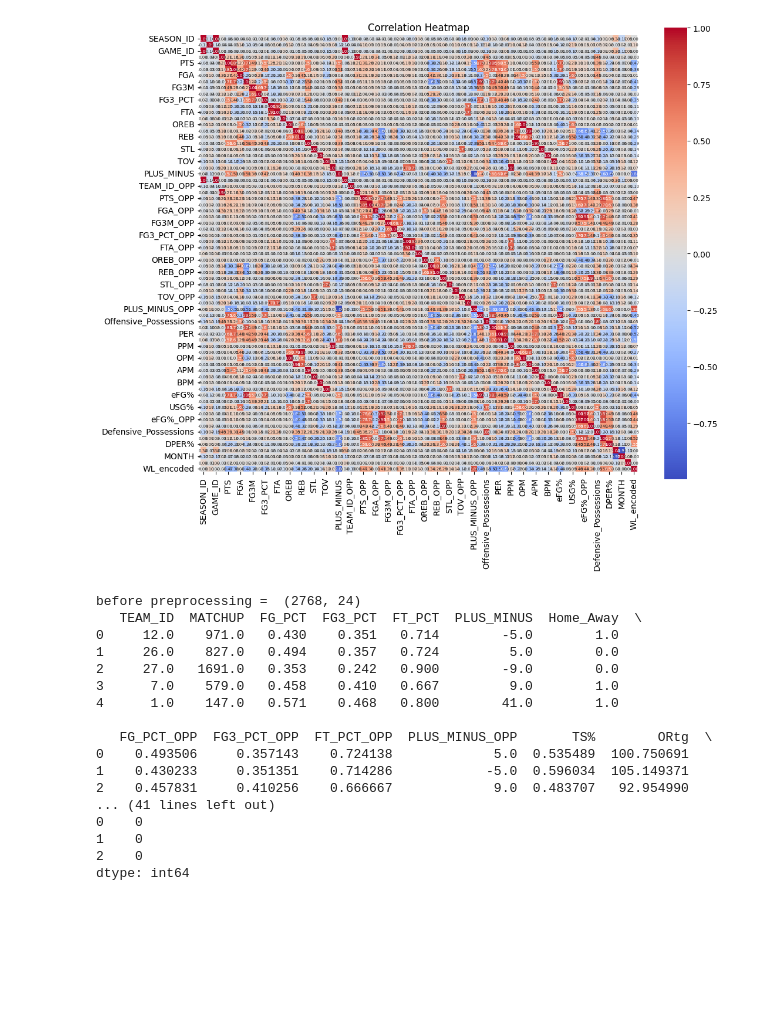
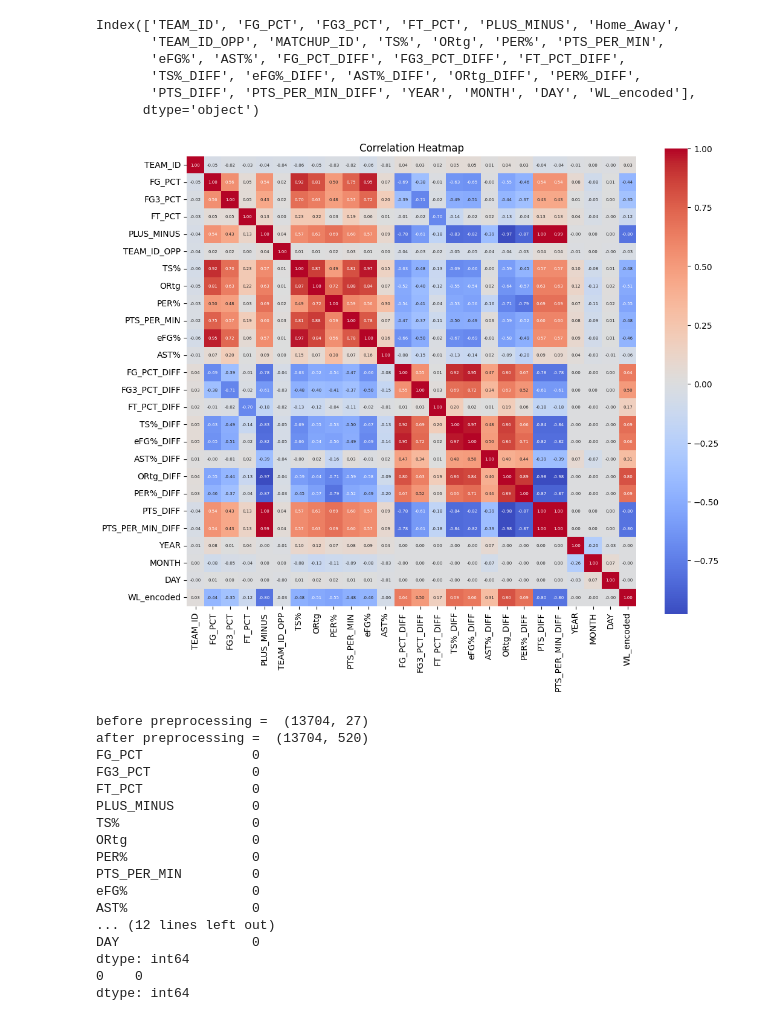
Before and after one commit to ghadfield32/nba_analysis, a Jupyter notebook: nba_ml_preprocess_and_binary_nontree.ipynb, the cells around one changed output. Drawn from its saved outputs; the diff is of its cells as text; code cells hidden in the pictures; blank space fills up the shorter version.

```diff
--- a/nba_ml_preprocess_and_binary_nontree.ipynb
+++ b/nba_ml_preprocess_and_binary_nontree.ipynb
@@ -12,55 +17,66 @@ from sklearn.impute import SimpleImputer
 from sklearn.pipeline import Pipeline
 from sklearn.compose import ColumnTransformer
 from sklearn.metrics import accuracy_score, classification_report, confusion_matrix, ConfusionMatrixDisplay
 from sklearn.linear_model import LogisticRegression, RidgeClassifier, SGDClassifier
 from sklearn.tree import DecisionTreeClassifier
 from sklearn.ensemble import RandomForestClassifier, GradientBoostingClassifier, AdaBoostClassifier
 from sklearn.svm import SVC
 from sklearn.naive_bayes import GaussianNB
 from sklearn.neighbors import KNeighborsClassifier
 from xgboost import XGBClassifier
 from sklearn.neural_network import MLPClassifier
 from sklearn.ensemble import StackingClassifier
 from sklearn import preprocessing
 # Load the data
-data = pd.read_csv(r'C:\Users\ghadf\OneDrive\Desktop\Data Analytics\Python\ML\nba_w_l_prediction_models\nba_analysis\data\nba_prepreprocess_data.csv')
+data = pd.read_csv(r'C:\Users\ghadf\OneDrive\Desktop\Data Analytics\Python\ML\nba_w_l_prediction_models\nba_analysis\data\nba_threeptera_prepreprocess_data.csv')
 
 
 # Reorder the columns in the DataFrame to place 'WL_encoded' at the end
-preprocessor_data = data[[col for col in data.columns if col != 'WL_encoded'] + ['WL_encoded']]
+preprocessor_data = data[[col for col in data.columns if col != 'WL'] + ['WL']]
+
+#drop the columns that are not needed
+x_excluded_independent_variables = ['GAME_DATE', 'TEAM_ABBREVIATION', 'WL', 'FGA', 'TOV', 'TEAM_NAME', 'GAME_ID', 'PPM', 'RPM', 'APM', 'SPM', 'BPM', 'TPM',
+                                    'PER', 'OPM', 'DPM', 'USG%', 'FG3A', 'OREB', 'PF', 'MIN', 'PTS', 'FGM', 'FG3M', 'FTM', 'FTA', 'PTS', 'REB',
+                                    'AST', 'PF', 'STL', 'BLK', 'DREB', 'Offensive_Possessions', 'SEASON_ID', 'MATCHUP', #,
+                                    'PTS_OPP', 'FGM_OPP', 'FG3M_OPP', 'FTM_OPP', 'FTA_OPP', 'PTS_OPP', 'REB_OPP', 'OREB_OPP', 'FGA_OPP', 'FG3A_OPP', 'OREB_OPP',
+                                    'AST_OPP', 'TOV_OPP', 'STL_OPP', 'BLK_OPP', 'SEASON_ID_OPP', 'Home_Away_OPP' #,  'Defensive_Possessions'
+                                    , 'TEAM_NAME_OPP', 'WL_OPP', 'MIN_OPP', 'PF_OPP', 'DREB_OPP','PTS_PER_MIN_OPP'] #, 'TEAM_ID_OPP'
+
+#drop the columns that are not needed
+preprocessor_data = preprocessor_data.drop(x_excluded_independent_variables, axis=1)
+print(preprocessor_data.columns)
 
 # Create a correlation matrix for the selected columns
 correlation_matrix = preprocessor_data.corr()
 
 # Plot the heatmap
 plt.figure(figsize=(12, 10))
 sns.heatmap(correlation_matrix, annot=True, cmap='coolwarm', fmt='.2f', square=True,
             annot_kws={'size': 5})  # Adjust the font size (here it's set to 8)
 
 
 plt.title('Correlation Heatmap')
 plt.show()
 # %% [output]
+Index(['TEAM_ID', 'FG_PCT', 'FG3_PCT', 'FT_PCT', 'PLUS_MINUS', 'Home_Away',
+       'TEAM_ID_OPP', 'MATCHUP_ID', 'TS%', 'ORtg', 'PER%', 'PTS_PER_MIN',
+       'eFG%', 'AST%', 'FG_PCT_DIFF', 'FG3_PCT_DIFF', 'FT_PCT_DIFF',
+       'TS%_DIFF', 'eFG%_DIFF', 'AST%_DIFF', 'ORtg_DIFF', 'PER%_DIFF',
+       'PTS_DIFF', 'PTS_PER_MIN_DIFF', 'YEAR', 'MONTH', 'DAY', 'WL_encoded'],
+      dtype='object')
-[figure, old version]
+[figure, new version]
 # %%
 ##UPDATE: because they are identification for the season and team, I would like to update my preprocessor so the variable is updated to ordinal vs non ordinal categorical variables
 
 # Define the columns for the dependent (y) and independent (X) variables
 y_column = 'WL_encoded'
-x_excluded_independent_variables = ['GAME_DATE', 'TEAM_ABBREVIATION', 'WL', 'FGA', 'TOV', 'TEAM_NAME', 'GAME_ID', 'PPM', 'RPM', 'APM', 'SPM', 'BPM', 'TPM',
-                                    'PER', 'OPM', 'DPM', 'USG%', 'FG3A', 'OREB', 'PF', 'MIN', 'PTS', 'FGM', 'FG3M', 'FTM', 'FTA', 'PTS', 'REB',
-                                    'AST', 'PF', 'STL', 'BLK', 'DREB', 'Offensive_Possessions', 'SEASON_ID', #, 'MATCHUP'
-                                    'PTS_OPP', 'FGM_OPP', 'FG3M_OPP', 'FTM_OPP', 'FTA_OPP', 'PTS_OPP', 'REB_OPP', 'OREB_OPP', 'FGA_OPP', 'FG3A_OPP', 'OREB_OPP',
-                                    'AST_OPP', 'TOV_OPP', 'STL_OPP', 'BLK_OPP',  'Defensive_Possessions', 'SEASON_ID_OPP', 'Home_Away_OPP'
-                                    , 'TEAM_NAME_OPP', 'WL_OPP', 'MIN_OPP', 'PF_OPP', 'DREB_OPP', 'TEAM_ID_OPP']
-
 
 
 # Combine y_column with x_excluded_independent_variables
-columns_to_drop = [y_column] + x_excluded_independent_variables
+columns_to_drop = [y_column] #+ x_excluded_independent_variables
 
 # Define feature lists
-categorical_features = [ 'TEAM_ID', 'Home_Away', 'MATCHUP'] #'SEASON_ID', 'MATCHUP'
+categorical_features = [ 'TEAM_ID', 'TEAM_ID_OPP', 'Home_Away', 'MATCHUP_ID'] #'SEASON_ID', 'MATCHUP'
 numerical_features = [col for col in preprocessor_data.columns if col not in categorical_features + columns_to_drop]
 #numerical features being: TS%, eFG%, APM, OPM, DPM, RPM, BPM, TPM, PER%, PER, ORtg, Plus_minus, fg3_pct, fg_pct, ftm, pts
 
@@ -88,7 +104,7 @@ ordinal_encoder.fit(preprocessor_data[categorical_features])
 
 # Transform the first dataset using the fitted encoder in a separate variable
 all_encoded = preprocessor_data
-all_encoded[categorical_features] = ordinal_encoder.transform(preprocessor_data[categorical_features])
+#all_encoded[categorical_features] = ordinal_encoder.transform(preprocessor_data[categorical_features])
 # Convert all_encoded to a pandas DataFrame
 all_encoded = pd.DataFrame(all_encoded)
 #print(all_encoded.head())
@@ -104,7 +120,7 @@ numerical_transformer = Pipeline([
 
 categorical_transformer = Pipeline([
     ('imputer', SimpleImputer(strategy='most_frequent'))
-    #,('onehot', OneHotEncoder(handle_unknown='ignore')) # Use OneHotEncoder for non-tree-based models
+    ,('onehot', OneHotEncoder(handle_unknown='ignore')) # Use OneHotEncoder for non-tree-based models
 ])
 
 preprocessor = ColumnTransformer([
@@ -115,11 +131,11 @@ preprocessor = ColumnTransformer([
 # Define X and y
 X = all_encoded.drop(columns=columns_to_drop, axis=1)
 print('before preprocessing = ', X.shape)
-print(X.head())
+#print(X.head())
 y = all_encoded[y_column]
-print('y shape = ', y.shape)
+#print('y shape = ', y.shape)
 # view unique values in the target variable
-print(y.unique())
+#print(y.unique())
 
 # Use LabelEncoder to encode the target variable
 label_encoder = LabelEncoder()
@@ -139,22 +155,22 @@ print(pd.DataFrame(tmp_num, columns=numerical_features).isnull().sum())
 tmp_cat = categorical_transformer.fit_transform(X[categorical_features])
 print(pd.DataFrame(tmp_cat).isnull().sum())
 # %% [output]
-before preprocessing =  (2768, 24)
-   TEAM_ID  MATCHUP  FG_PCT  FG3_PCT  FT_PCT  PLUS_MINUS  Home_Away  \
-0     12.0    971.0   0.430    0.351   0.714        -5.0        1.0
-1     26.0    827.0   0.494    0.357   0.724         5.0        0.0
-2     27.0   1691.0   0.353    0.242   0.900        -9.0        0.0
-3      7.0    579.0   0.458    0.410   0.667         9.0        1.0
-4      1.0    147.0   0.571    0.468   0.800        41.0        1.0
-
-   FG_PCT_OPP  FG3_PCT_OPP  FT_PCT_OPP  PLUS_MINUS_OPP       TS%        ORtg  \
-0    0.493506     0.357143    0.724138             5.0  0.535489  100.750691
-1    0.430233     0.351351    0.714286            -5.0  0.596034  105.149371
-2    0.457831     0.410256    0.666667             9.0  0.483707   92.954990
-... (41 lines left out)
+before preprocessing =  (13704, 27)
+after preprocessing =  (13704, 520)
+FG_PCT              0
+FG3_PCT             0
+FT_PCT              0
+PLUS_MINUS          0
+TS%                 0
+ORtg                0
+PER%                0
+PTS_PER_MIN         0
+eFG%                0
+AST%                0
+... (12 lines left out)
+DAY                 0
+dtype: int64
 0    0
-1    0
-2    0
 dtype: int64
 # %%
 import numpy as np
```
Also changed, not shown: parts of 13 cells of this notebook, 4 other files.
